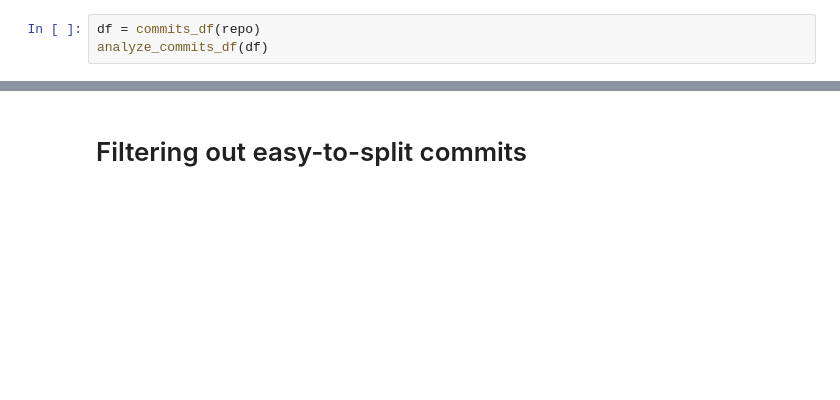
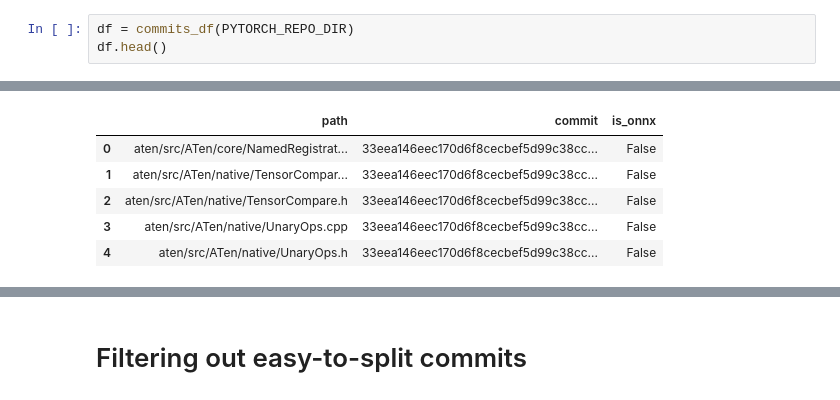
Before and after one commit to garymm/misc-data, a Jupyter notebook: pytorch_onnx_changes.ipynb, the cells around one changed output, grey strips where cells are left out. Cells and saved outputs as stored; diff of their text form; blank space fills up the shorter version.

```diff
--- a/pytorch_onnx_changes.ipynb
+++ b/pytorch_onnx_changes.ipynb
@@ -75,4 +104,4 @@ def analyze_commits_df(
 # %%
-df = commits_df(repo)
-analyze_commits_df(df)
+df = commits_df(PYTORCH_REPO_DIR)
+df.head()
 # %% [output]
@@ -79,0 +108,6 @@ analyze_commits_df(df)
+|  | path | commit | is_onnx |
+| 0 | aten/src/ATen/core/NamedRegistrat... | 33eea146eec170d6f8cecbef5d99c38cc... | False |
+| 1 | aten/src/ATen/native/TensorCompar... | 33eea146eec170d6f8cecbef5d99c38cc... | False |
+| 2 | aten/src/ATen/native/TensorCompare.h | 33eea146eec170d6f8cecbef5d99c38cc... | False |
+| 3 | aten/src/ATen/native/UnaryOps.cpp | 33eea146eec170d6f8cecbef5d99c38cc... | False |
+| 4 | aten/src/ATen/native/UnaryOps.h | 33eea146eec170d6f8cecbef5d99c38cc... | False |
```
Also changed, not shown: parts of 13 cells of this notebook, 3 other files.
